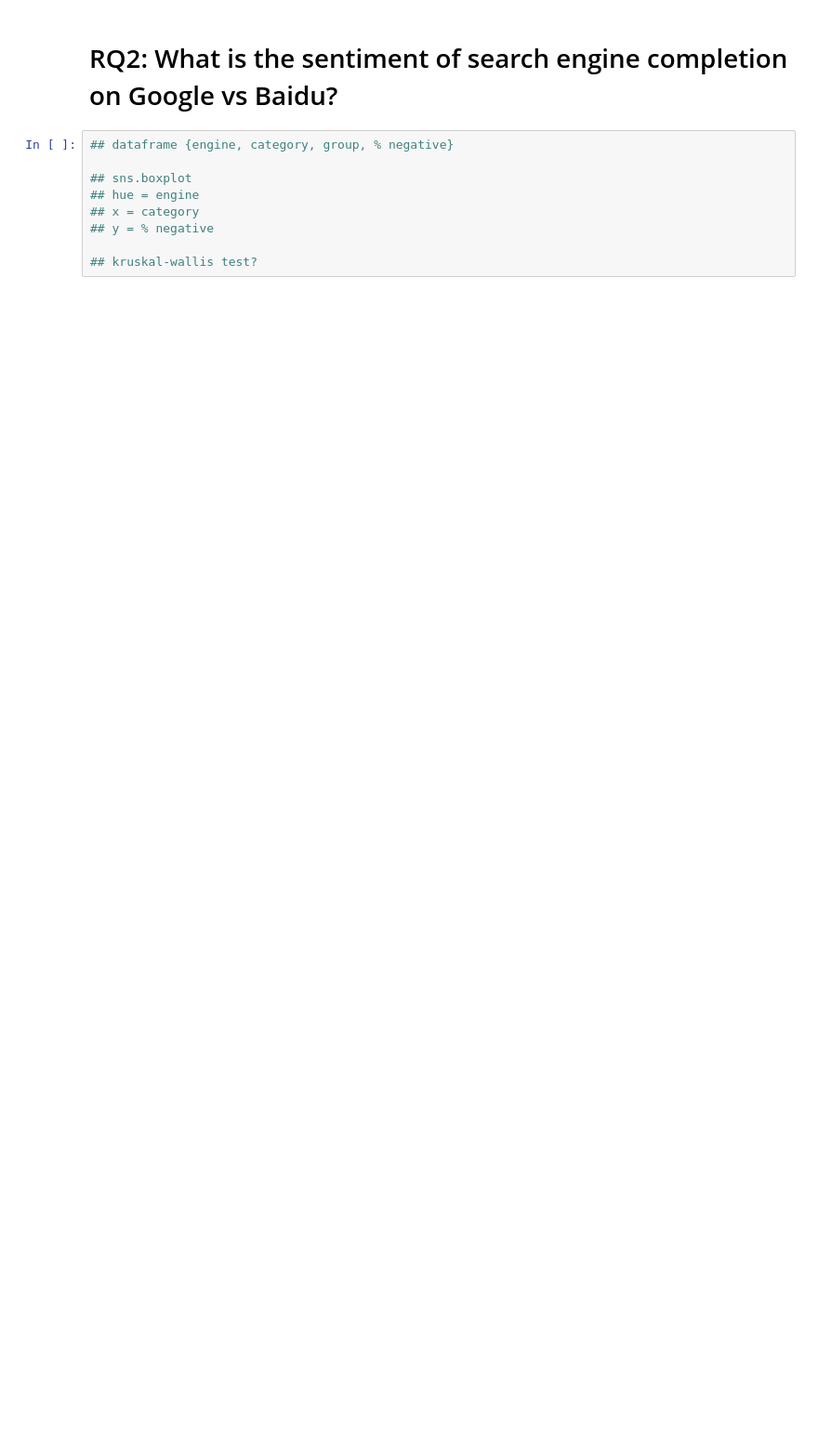
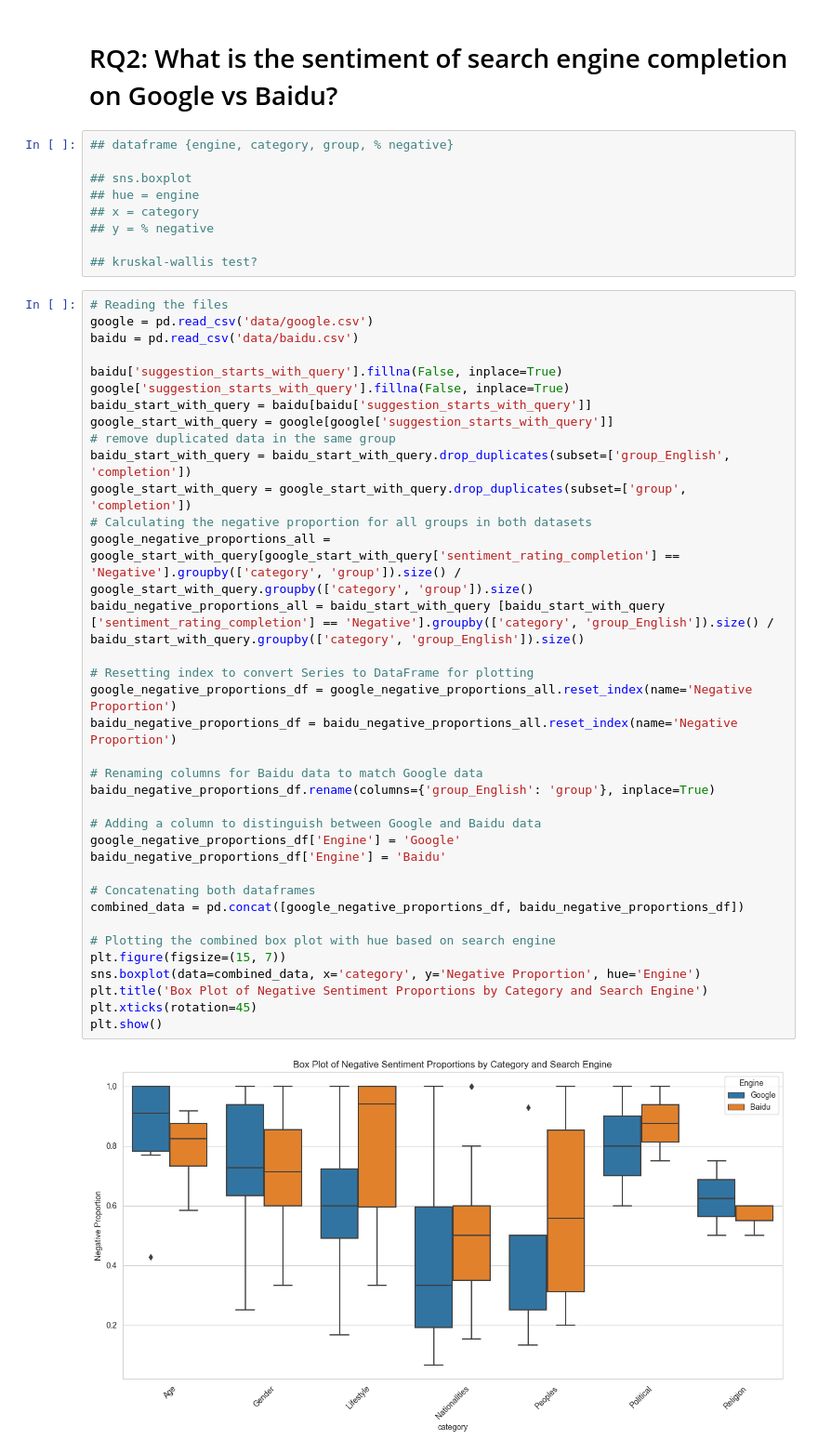
Before and after one commit to leoleepsyche/stereotype_in_baidu_google, a Jupyter notebook: francesco_replication_analysis.ipynb, the cells around one changed output. Shown at 93% size. Drawn from its saved outputs; the diff is of its cells as text; blank space fills up the shorter version.

Commit message:
sentiment analysis

```diff
--- a/francesco_replication_analysis.ipynb
+++ b/francesco_replication_analysis.ipynb
@@ -192,3 +194,41 @@ plt.show()
 ## y = % negative
 
 ## kruskal-wallis test?
+# %%
+# Reading the files
+google = pd.read_csv('data/google.csv')
+baidu = pd.read_csv('data/baidu.csv')
+
+baidu['suggestion_starts_with_query'].fillna(False, inplace=True)
+google['suggestion_starts_with_query'].fillna(False, inplace=True)
+baidu_start_with_query = baidu[baidu['suggestion_starts_with_query']]
+google_start_with_query = google[google['suggestion_starts_with_query']]
+# remove duplicated data in the same group
+baidu_start_with_query = baidu_start_with_query.drop_duplicates(subset=['group_English', 'completion'])
+google_start_with_query = google_start_with_query.drop_duplicates(subset=['group', 'completion'])
+# Calculating the negative proportion for all groups in both datasets
+google_negative_proportions_all = google_start_with_query[google_start_with_query['sentiment_rating_completion'] == 'Negative'].groupby(['category', 'group']).size() / google_start_with_query.groupby(['category', 'group']).size()
+baidu_negative_proportions_all = baidu_start_with_query [baidu_start_with_query ['sentiment_rating_completion'] == 'Negative'].groupby(['category', 'group_English']).size() / baidu_start_with_query.groupby(['category', 'group_English']).size()
+
+# Resetting index to convert Series to DataFrame for plotting
+google_negative_proportions_df = google_negative_proportions_all.reset_index(name='Negative Proportion')
+baidu_negative_proportions_df = baidu_negative_proportions_all.reset_index(name='Negative Proportion')
+
+# Renaming columns for Baidu data to match Google data
+baidu_negative_proportions_df.rename(columns={'group_English': 'group'}, inplace=True)
+
+# Adding a column to distinguish between Google and Baidu data
+google_negative_proportions_df['Engine'] = 'Google'
+baidu_negative_proportions_df['Engine'] = 'Baidu'
+
+# Concatenating both dataframes
+combined_data = pd.concat([google_negative_proportions_df, baidu_negative_proportions_df])
+
+# Plotting the combined box plot with hue based on search engine
+plt.figure(figsize=(15, 7))
+sns.boxplot(data=combined_data, x='category', y='Negative Proportion', hue='Engine')
+plt.title('Box Plot of Negative Sentiment Proportions by Category and Search Engine')
+plt.xticks(rotation=45)
+plt.show()
+# %% [output]
+[figure, added]
```
Also changed, not shown: parts of 7 cells of this notebook.
